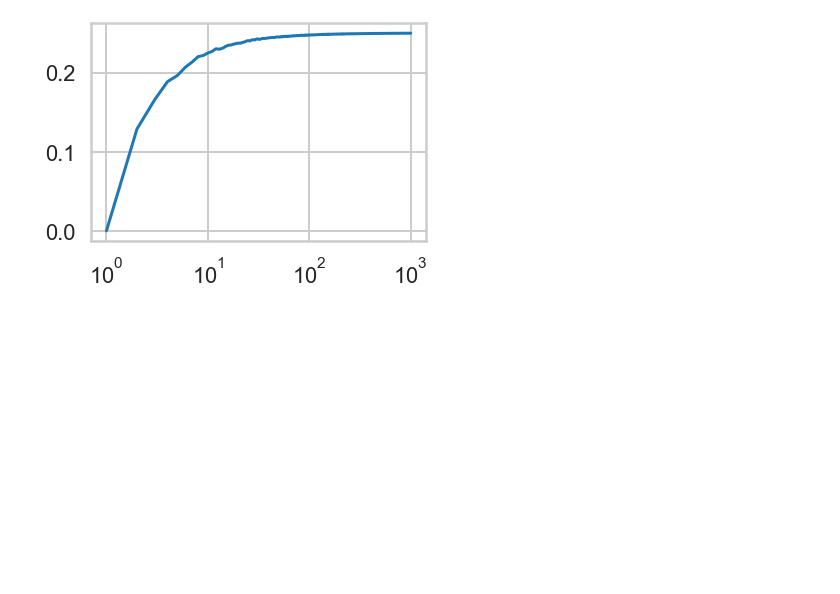
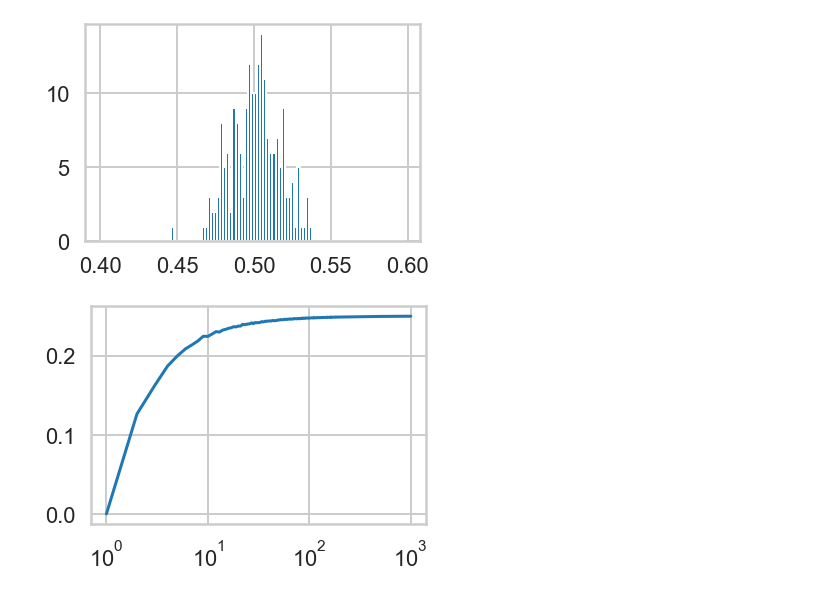
Before and after one commit to jprasanthkumar28/Data_Science_6080, a Jupyter notebook: Week2/Lab3/Lab3_Stats_6080.ipynb, the cells around one changed output. Saved outputs shown, nothing was run; the diff lists cells and outputs as text; code cells hidden in the pictures; blank space fills up the shorter version.

```diff
--- a/Week2/Lab3/Lab3_Stats_6080.ipynb
+++ b/Week2/Lab3/Lab3_Stats_6080.ipynb
@@ -89,3 +79,7 @@ NameError: name 'colors' is not defined
+# %%
+plt.hist(sample_means_at_size_1000, bins=np.arange(0.4,0.6,0.002));
+# %% [output]
+[figure, added]
 # %%
 def make_throws_var(number_of_samples, sample_size):
     start=np.zeros((number_of_samples, sample_size), dtype=int)
```
Also changed, not shown: parts of 14 cells of this notebook, 8 other files.
